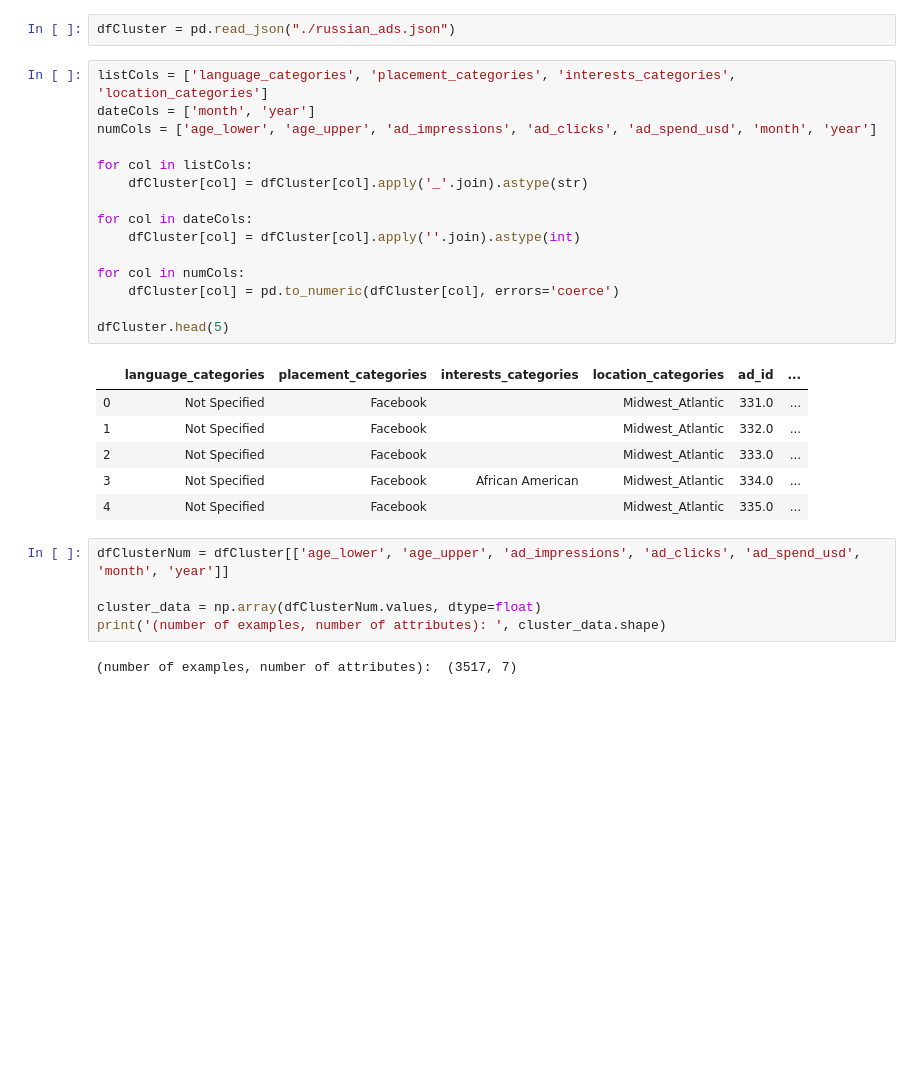
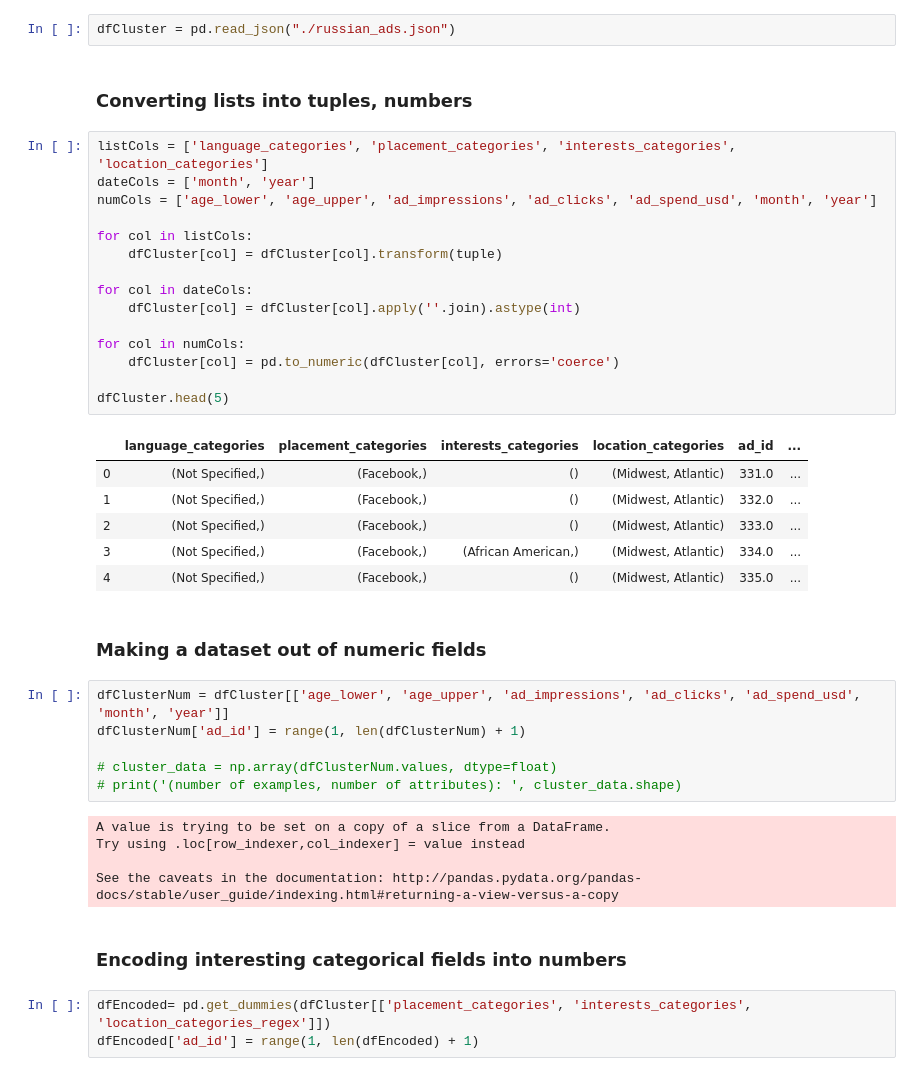
Before and after one commit to NiallDillane/cs4055-DataMining, a Jupyter notebook: project/Russian Ads Analysis - Clustering.ipynb, the cells around one changed output. Saved outputs shown, nothing was run; the diff lists cells and outputs as text; blank space fills up the shorter version.

Commit message:
clustering

```diff
--- a/project/Russian Ads Analysis - Clustering.ipynb
+++ b/project/Russian Ads Analysis - Clustering.ipynb
@@ -79,32 +81,45 @@ from sklearn import preprocessing #needed for scaling attributes to the nterval
 pd.set_option('display.max_columns', None)
 # %%
 dfCluster = pd.read_json("./russian_ads.json")
+# %% [markdown]
+### Converting lists into tuples, numbers
 # %%
 listCols = ['language_categories', 'placement_categories', 'interests_categories', 'location_categories']
 dateCols = ['month', 'year']
 numCols = ['age_lower', 'age_upper', 'ad_impressions', 'ad_clicks', 'ad_spend_usd', 'month', 'year']
 
 for col in listCols:
-    dfCluster[col] = dfCluster[col].apply('_'.join).astype(str)
+    dfCluster[col] = dfCluster[col].transform(tuple)
 
 for col in dateCols:
     dfCluster[col] = dfCluster[col].apply(''.join).astype(int)
 
 for col in numCols:
     dfCluster[col] = pd.to_numeric(dfCluster[col], errors='coerce')
 
 dfCluster.head(5)
 # %% [output]
 |  | language_categories | placement_categories | interests_categories | location_categories | ad_id | ... |
-| 0 | Not Specified | Facebook |  | Midwest_Atlantic | 331.0 | ... |
-| 1 | Not Specified | Facebook |  | Midwest_Atlantic | 332.0 | ... |
-| 2 | Not Specified | Facebook |  | Midwest_Atlantic | 333.0 | ... |
-| 3 | Not Specified | Facebook | African American | Midwest_Atlantic | 334.0 | ... |
-| 4 | Not Specified | Facebook |  | Midwest_Atlantic | 335.0 | ... |
+| 0 | (Not Specified,) | (Facebook,) | () | (Midwest, Atlantic) | 331.0 | ... |
+| 1 | (Not Specified,) | (Facebook,) | () | (Midwest, Atlantic) | 332.0 | ... |
+| 2 | (Not Specified,) | (Facebook,) | () | (Midwest, Atlantic) | 333.0 | ... |
+| 3 | (Not Specified,) | (Facebook,) | (African American,) | (Midwest, Atlantic) | 334.0 | ... |
+| 4 | (Not Specified,) | (Facebook,) | () | (Midwest, Atlantic) | 335.0 | ... |
+# %% [markdown]
+### Making a dataset out of numeric fields
 # %%
 dfClusterNum = dfCluster[['age_lower', 'age_upper', 'ad_impressions', 'ad_clicks', 'ad_spend_usd', 'month', 'year']]
+dfClusterNum['ad_id'] = range(1, len(dfClusterNum) + 1)
 
-cluster_data = np.array(dfClusterNum.values, dtype=float)
-print('(number of examples, number of attributes): ', cluster_data.shape)
+# cluster_data = np.array(dfClusterNum.values, dtype=float)
+# print('(number of examples, number of attributes): ', cluster_data.shape)
 # %% [output]
-(number of examples, number of attributes):  (3517, 7)
+A value is trying to be set on a copy of a slice from a DataFrame.
+Try using .loc[row_indexer,col_indexer] = value instead
+
+See the caveats in the documentation: http://pandas.pydata.org/pandas-docs/stable/user_guide/indexing.html#returning-a-view-versus-a-copy
+# %% [markdown]
+### Encoding interesting categorical fields into numbers
+# %%
+dfEncoded= pd.get_dummies(dfCluster[['placement_categories', 'interests_categories', 'location_categories_regex']])
+dfEncoded['ad_id'] = range(1, len(dfEncoded) + 1)
```
Also changed, not shown: parts of 23 cells of this notebook.
